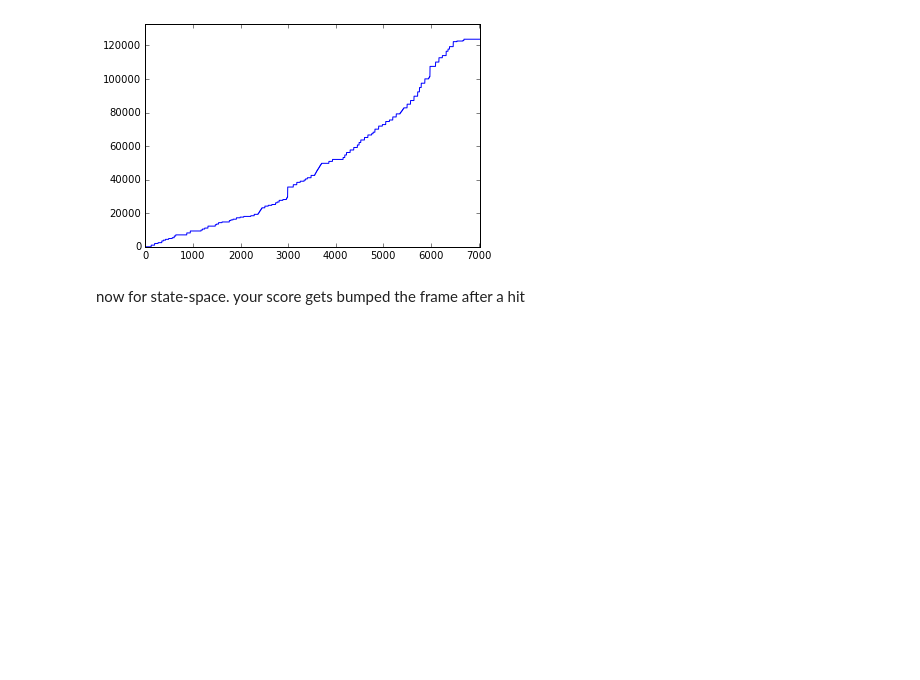
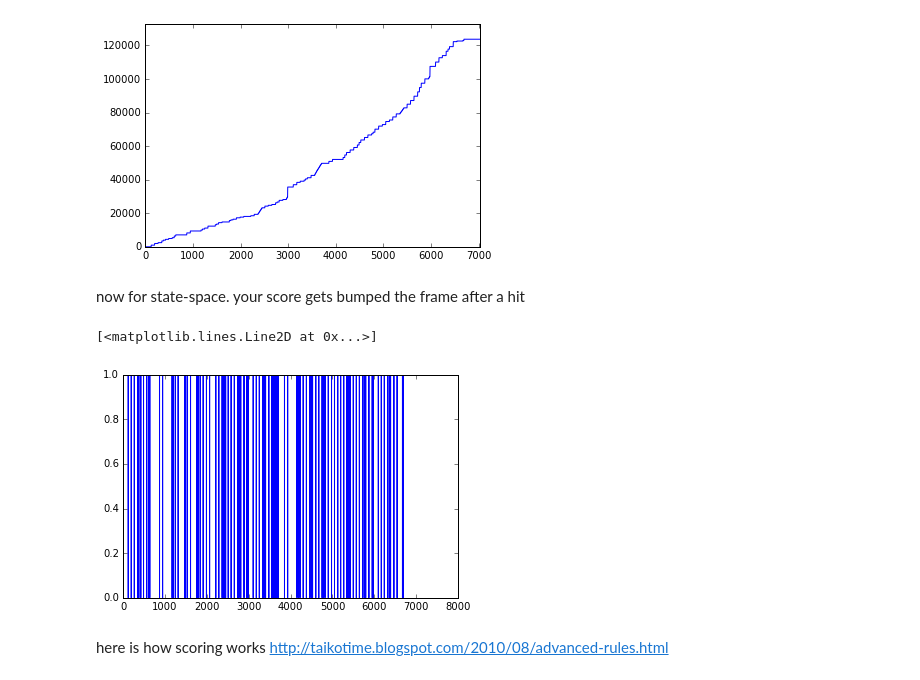
Before and after one commit to pussinboot/tAIko, a Jupyter notebook: notebooks/restart.ipynb, the cells around one changed output. Cells and saved outputs as stored; diff of their text form; code cells hidden in the pictures; blank space fills up the shorter version.

```diff
--- a/notebooks/restart.ipynb
+++ b/notebooks/restart.ipynb
@@ -124,3 +124,8 @@ plt.show()
 [figure]
 # %% [markdown]
 now for state-space. your score gets bumped the frame after a hit
+# %%
+plt.plot([t[2] for t in test_all])
+# %% [output]
+[<matplotlib.lines.Line2D at 0x...>]
+[figure, added]
@@ -126,0 +140,3 @@ now for state-space. your score gets bumped the frame after a hit
+# %% [markdown]
+here is how scoring works
+http://taikotime.blogspot.com/2010/08/advanced-rules.html
```
Also changed, not shown: parts of 25 cells of this notebook.
